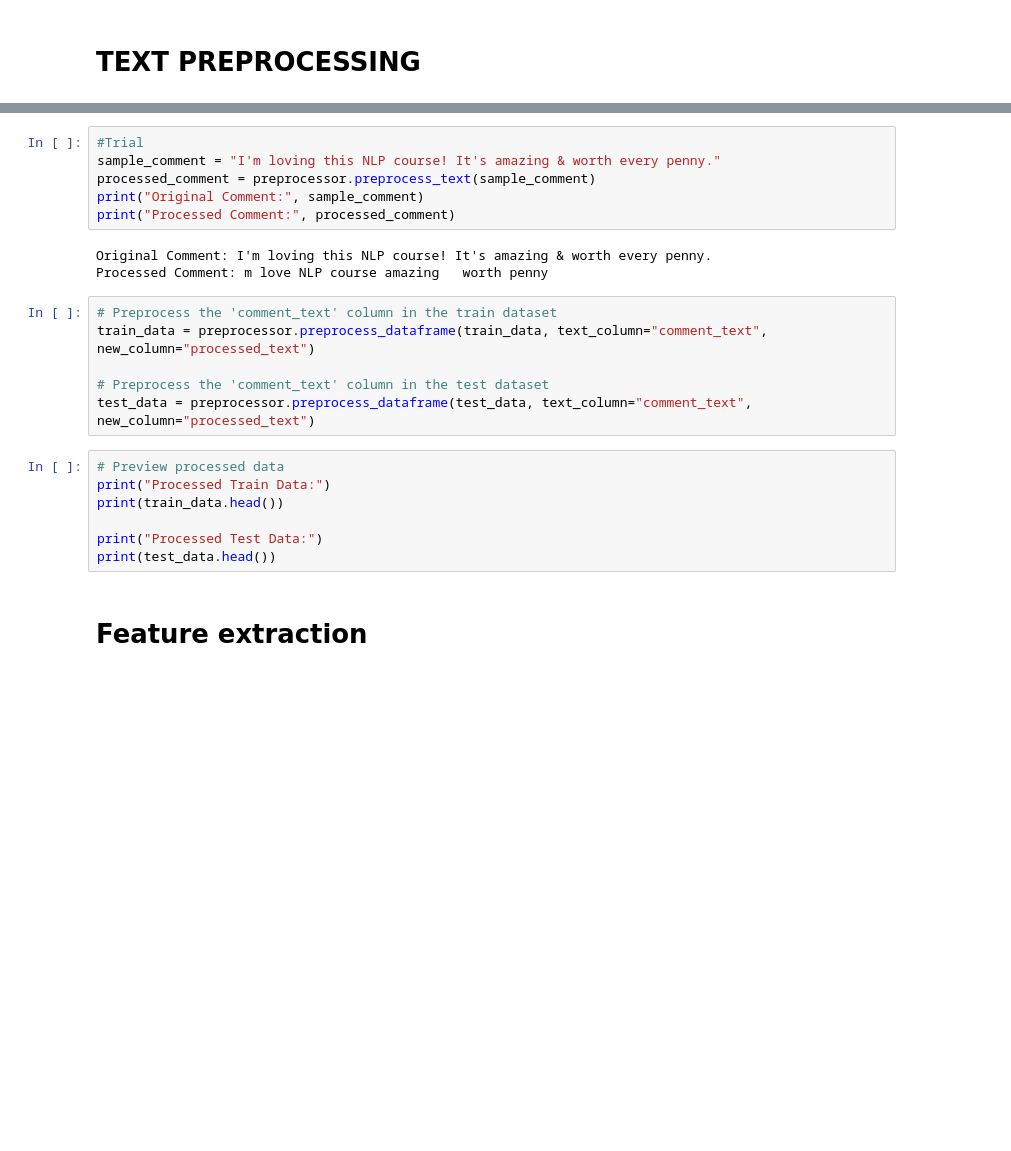
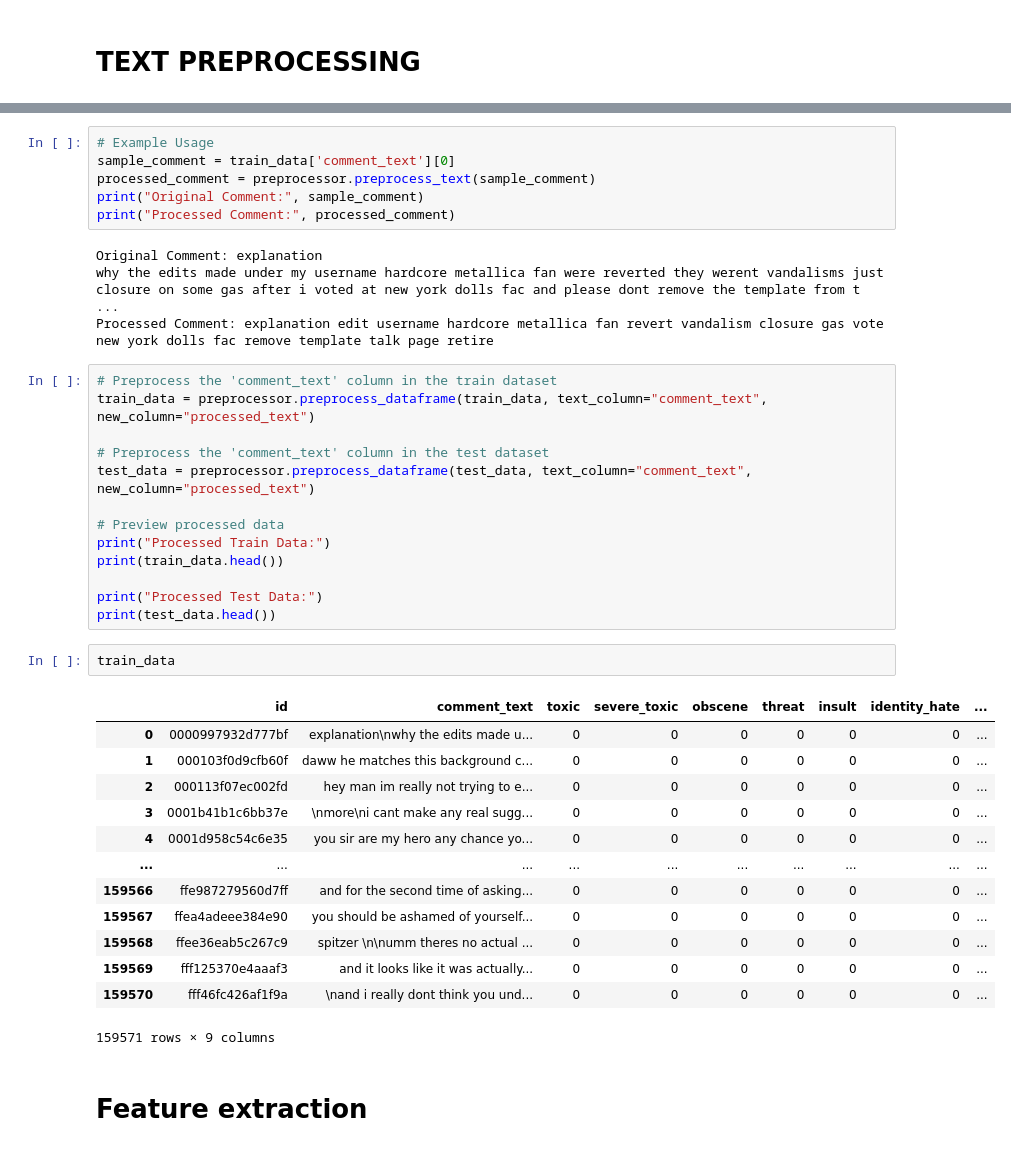
Before and after one commit to AmeyawAhmedSadat/Toxic_comment, a Jupyter notebook: Main_toxic_comment.ipynb, the cells around one changed output, grey strips where cells are left out. Cells and saved outputs as stored; diff of their text form; blank space fills up the shorter version.

```diff
--- a/Main_toxic_comment.ipynb
+++ b/Main_toxic_comment.ipynb
@@ -581,26 +641,43 @@ preprocessor = TextPreprocessor(
 )
 # %%
-#Trial
-sample_comment = "I'm loving this NLP course! It's amazing & worth every penny."
+# Example Usage
+sample_comment = train_data['comment_text'][0]
 processed_comment = preprocessor.preprocess_text(sample_comment)
 print("Original Comment:", sample_comment)
 print("Processed Comment:", processed_comment)
 # %% [output]
-Original Comment: I'm loving this NLP course! It's amazing & worth every penny.
-Processed Comment: m love NLP course amazing   worth penny
+Original Comment: explanation
+why the edits made under my username hardcore metallica fan were reverted they werent vandalisms just closure on some gas after i voted at new york dolls fac and please dont remove the template from t ...
+Processed Comment: explanation edit username hardcore metallica fan revert vandalism closure gas vote new york dolls fac remove template talk page retire
 # %%
 # Preprocess the 'comment_text' column in the train dataset
 train_data = preprocessor.preprocess_dataframe(train_data, text_column="comment_text", new_column="processed_text")
 
 # Preprocess the 'comment_text' column in the test dataset
 test_data = preprocessor.preprocess_dataframe(test_data, text_column="comment_text", new_column="processed_text")
+
+# Preview processed data
+print("Processed Train Data:")
+print(train_data.head())
+
+print("Processed Test Data:")
+print(test_data.head())
-# %%
-# Preview processed data
-print("Processed Train Data:")
-print(train_data.head())
-
-print("Processed Test Data:")
-print(test_data.head())
+# %%
+train_data
+# %% [output]
+|  | id | comment_text | toxic | severe_toxic | obscene | threat | insult | identity_hate | ... |
+| 0 | 0000997932d777bf | explanation\nwhy the edits made u... | 0 | 0 | 0 | 0 | 0 | 0 | ... |
+| 1 | 000103f0d9cfb60f | daww he matches this background c... | 0 | 0 | 0 | 0 | 0 | 0 | ... |
+| 2 | 000113f07ec002fd | hey man im really not trying to e... | 0 | 0 | 0 | 0 | 0 | 0 | ... |
+| 3 | 0001b41b1c6bb37e | \nmore\ni cant make any real sugg... | 0 | 0 | 0 | 0 | 0 | 0 | ... |
+| 4 | 0001d958c54c6e35 | you sir are my hero any chance yo... | 0 | 0 | 0 | 0 | 0 | 0 | ... |
+| ... | ... | ... | ... | ... | ... | ... | ... | ... | ... |
+| 159566 | ffe987279560d7ff | and for the second time of asking... | 0 | 0 | 0 | 0 | 0 | 0 | ... |
+| 159567 | ffea4adeee384e90 | you should be ashamed of yourself... | 0 | 0 | 0 | 0 | 0 | 0 | ... |
+| 159568 | ffee36eab5c267c9 | spitzer \n\numm theres no actual ... | 0 | 0 | 0 | 0 | 0 | 0 | ... |
+| 159569 | fff125370e4aaaf3 | and it looks like it was actually... | 0 | 0 | 0 | 0 | 0 | 0 | ... |
+| 159570 | fff46fc426af1f9a | \nand i really dont think you und... | 0 | 0 | 0 | 0 | 0 | 0 | ... |
+159571 rows × 9 columns
 # %% [markdown]
 # Feature extraction
 # %%
```
Also changed, not shown: parts of 43 cells of this notebook.
